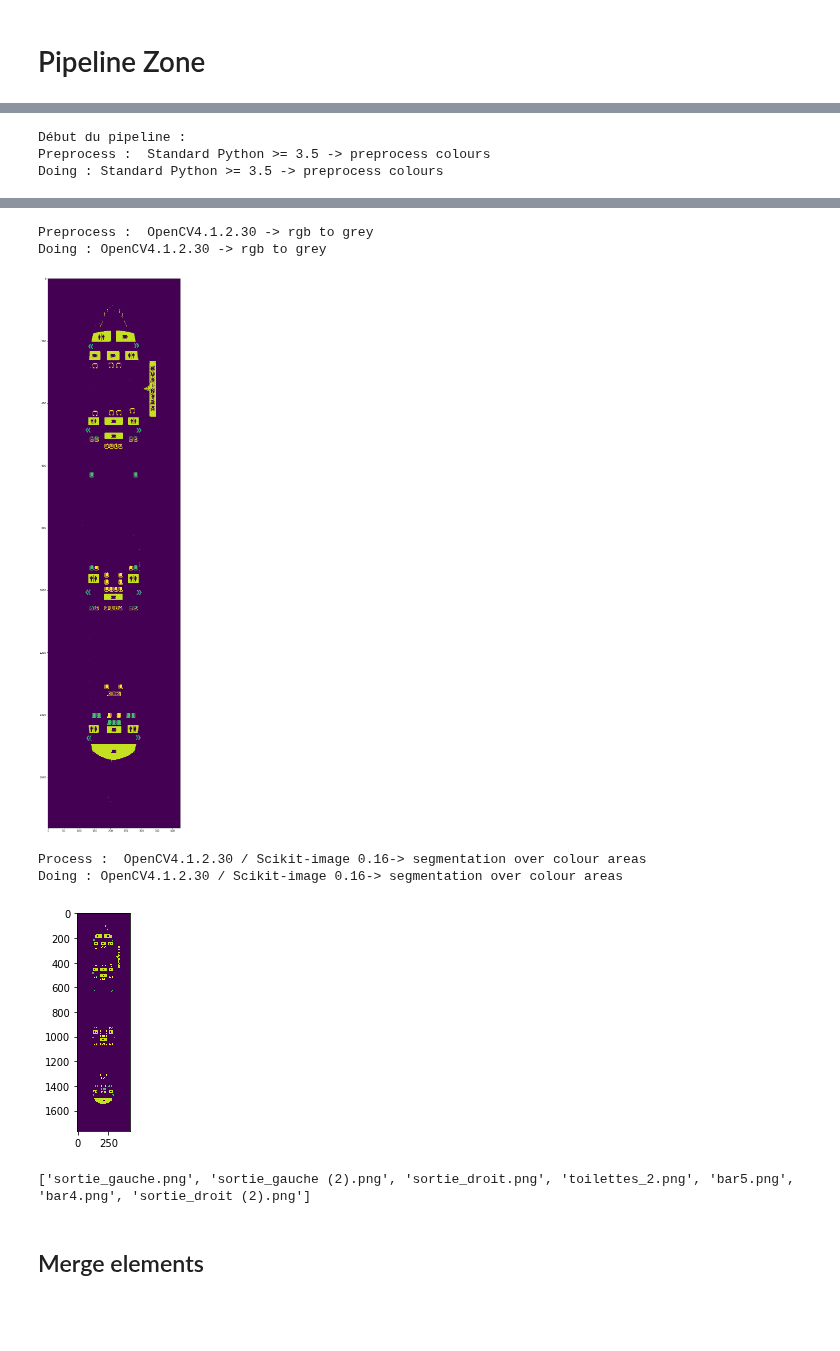
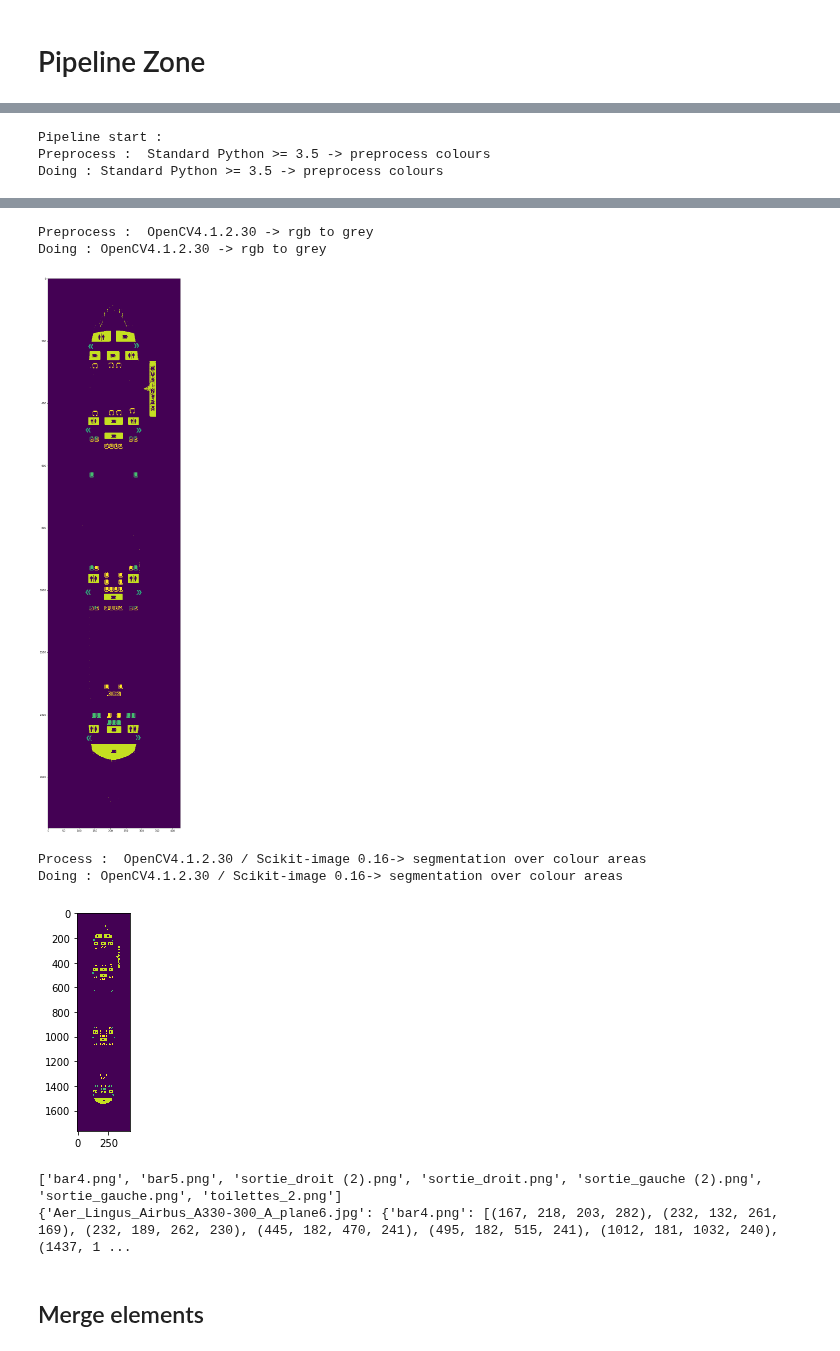
Before and after one commit to vincentnam/ProjetInterpromo2020G8, a Jupyter notebook: Notebook_Rendu2.ipynb, the cells around one changed output, grey strips where cells are left out. Cells and saved outputs as stored; diff of their text form; code cells hidden in the pictures; blank space fills up the shorter version.

```diff
--- a/Notebook_Rendu2.ipynb
+++ b/Notebook_Rendu2.ipynb
@@ -57,3 +10,5 @@ from pipeline import BlackWhite, SeatFinder, RemoveDouble, ColourPipelineZones,
+# %%
+base_data_path = "/data/dataset/projetinterpromo/Interpromo2020/"
 # %% [markdown]
 # Pipeline Seat
 # %%
@@ -83,7 +37,7 @@ Doing : Standard Python >= 3.5 -> remove double point in list
 # %% [markdown]
 # Pipeline Zone
 # %%
-pipeline_zone = Pipeline("../M2_DATA_PIPELINE/",["Aer_Lingus_Airbus_A330-300_A_plane6.jpg"])
+pipeline_zone = Pipeline(base_data_path,["Aer_Lingus_Airbus_A330-300_A_plane6.jpg"])
 pipeline_zone.add_processes([ColourPipelineZones, BlackWhite, SegmentationZone])
 pipeline_zone.run_pipeline(1)
 # %% [output]
@@ -97,3 +51,3 @@ OpenCV4.1.2.30 / Scikit-image 0.16-> segmentation over colour areas
-Début du pipeline :
+Pipeline start :
 Preprocess :  Standard Python >= 3.5 -> preprocess colours
 Doing : Standard Python >= 3.5 -> preprocess colours
@@ -101,9 +55,10 @@ Doing : Standard Python >= 3.5 -> preprocess colours
 Preprocess :  OpenCV4.1.2.30 -> rgb to grey
 Doing : OpenCV4.1.2.30 -> rgb to grey
-[figure, old version]
+[figure, new version]
 Process :  OpenCV4.1.2.30 / Scikit-image 0.16-> segmentation over colour areas
 Doing : OpenCV4.1.2.30 / Scikit-image 0.16-> segmentation over colour areas
-[figure, old version]
+[figure, new version]
-['sortie_gauche.png', 'sortie_gauche (2).png', 'sortie_droit.png', 'toilettes_2.png', 'bar5.png', 'bar4.png', 'sortie_droit (2).png']
+['bar4.png', 'bar5.png', 'sortie_droit (2).png', 'sortie_droit.png', 'sortie_gauche (2).png', 'sortie_gauche.png', 'toilettes_2.png']
+{'Aer_Lingus_Airbus_A330-300_A_plane6.jpg': {'bar4.png': [(167, 218, 203, 282), (232, 132, 261, 169), (232, 189, 262, 230), (445, 182, 470, 241), (495, 182, 515, 241), (1012, 181, 1032, 240), (1437, 1 ...
 # %% [markdown]
 ## Merge elements
```
Also changed, not shown: parts of 9 cells of this notebook, 3 other files.
